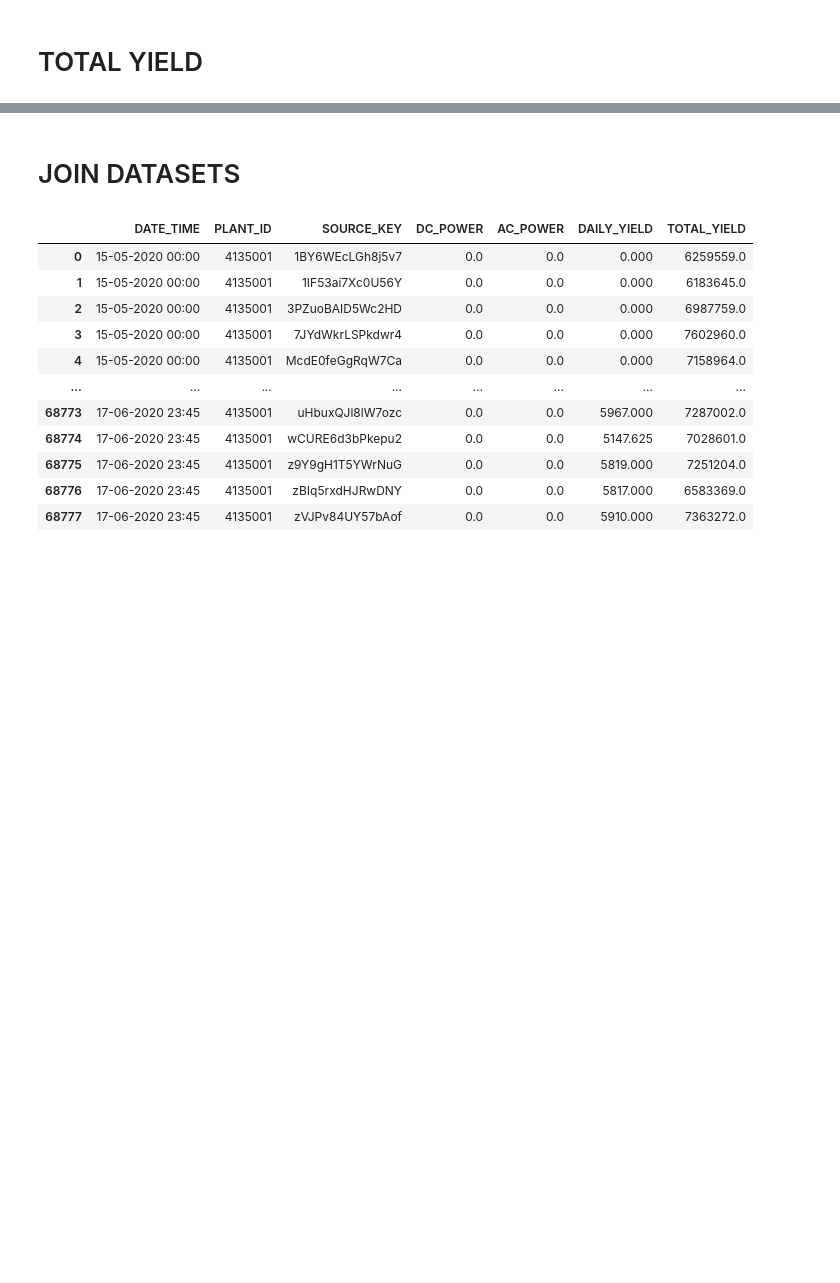
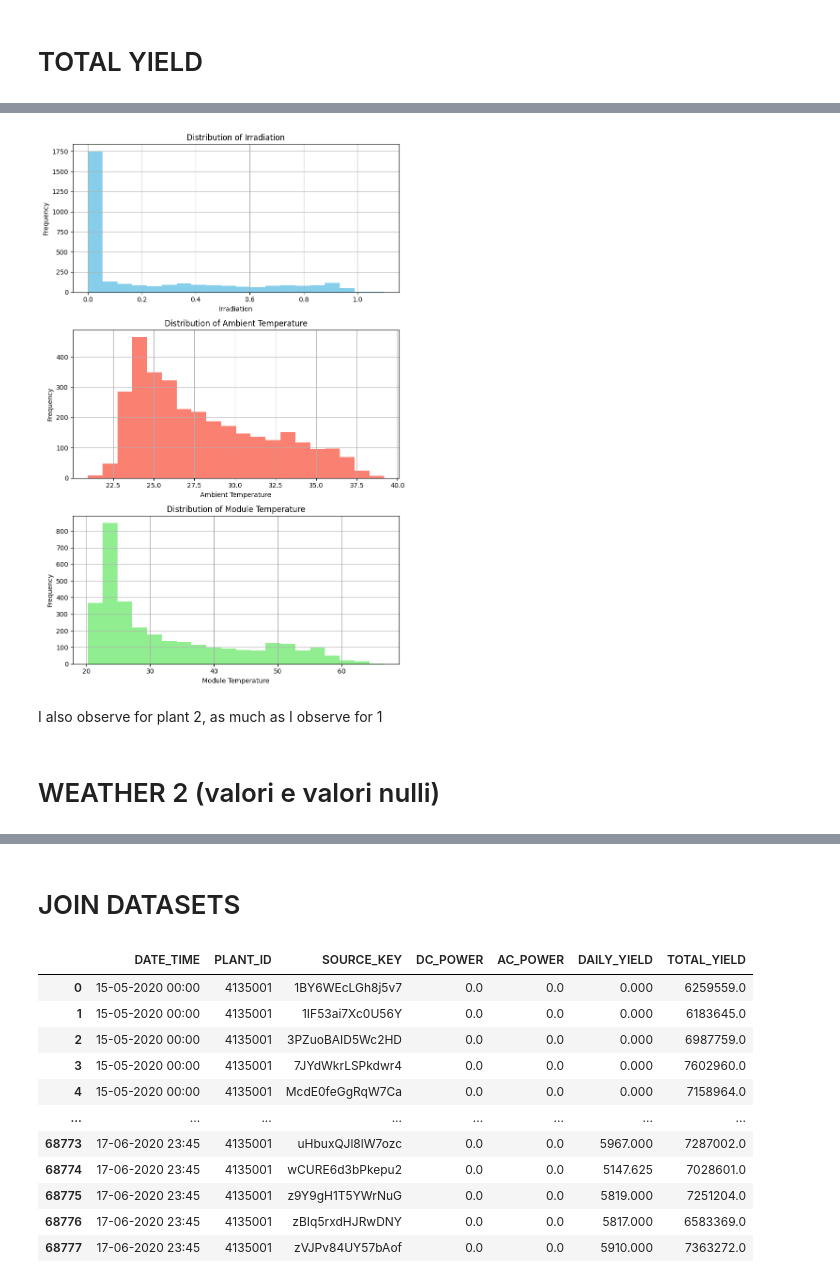
Before and after one commit to Christian-Braga/energy_forecast_ML, a Jupyter notebook: Losa_test.ipynb, the cells around one changed output, grey strips where cells are left out. Cells and saved outputs as stored; diff of their text form; code cells hidden in the pictures; blank space fills up the shorter version.

```diff
--- a/Losa_test.ipynb
+++ b/Losa_test.ipynb
@@ -533,0 +654,8 @@ unique_dates = Plant_1_Generation_Data2['DATE'].unique()"""
+# %%
+Plant_2_Weather['DATE_TIME'] = pd.to_datetime(Plant_2_Weather['DATE_TIME'].str[:-3], format='%Y-%m-%d %H:%M')
+# %%
+# Estrai solo la data (senza l'ora)
+Plant_2_Weather['DATE'] = Plant_2_Weather['DATE_TIME'].dt.date
+
+# Conta i valori per ogni giorno
+Plant_2_Weather.groupby('DATE').size().reset_index(name='counts')
@@ -533,0 +680,36 @@ unique_dates = Plant_1_Generation_Data2['DATE'].unique()"""
+# %%
+# Crea una figura e gli assi per i subplot
+fig, axs = plt.subplots(3, 1, figsize=(8, 12))
+
+# Istogramma per l'irraggiamento solare
+axs[0].hist(Plant_2_Weather['IRRADIATION'], bins=20, color='skyblue')
+axs[0].set_title('Distribution of Irradiation')
+axs[0].set_xlabel('Irradiation')
+axs[0].set_ylabel('Frequency')
+axs[0].grid(True)
+
+# Istogramma per la temperatura ambiente
+axs[1].hist(Plant_2_Weather['AMBIENT_TEMPERATURE'], bins=20, color='salmon')
+axs[1].set_title('Distribution of Ambient Temperature')
+axs[1].set_xlabel('Ambient Temperature')
+axs[1].set_ylabel('Frequency')
+axs[1].grid(True)
+
+# Istogramma per la temperatura del modulo
+axs[2].hist(Plant_2_Weather['MODULE_TEMPERATURE'], bins=20, color='lightgreen')
+axs[2].set_title('Distribution of Module Temperature')
+axs[2].set_xlabel('Module Temperature')
+axs[2].set_ylabel('Frequency')
+axs[2].grid(True)
+
+# Regolazioni per l'impaginazione
+plt.tight_layout()
+
+# Mostra i subplot
+plt.show()
+# %% [output]
+[figure, added]
+# %% [markdown]
+I also observe for plant 2, as much as I observe for 1
+# %% [markdown]
+# WEATHER 2 (valori e valori nulli)
```
Also changed, not shown: parts of 23 cells of this notebook.
